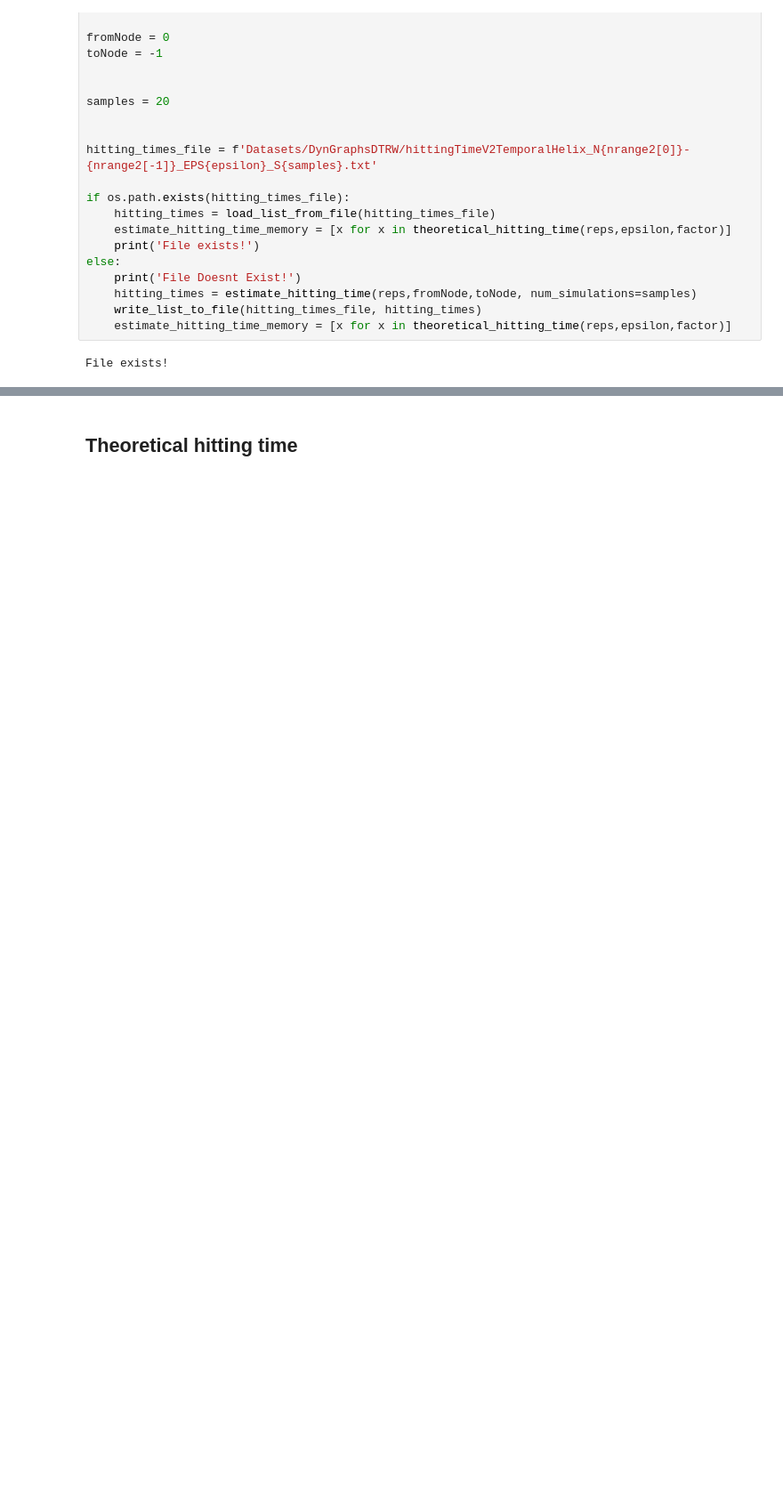
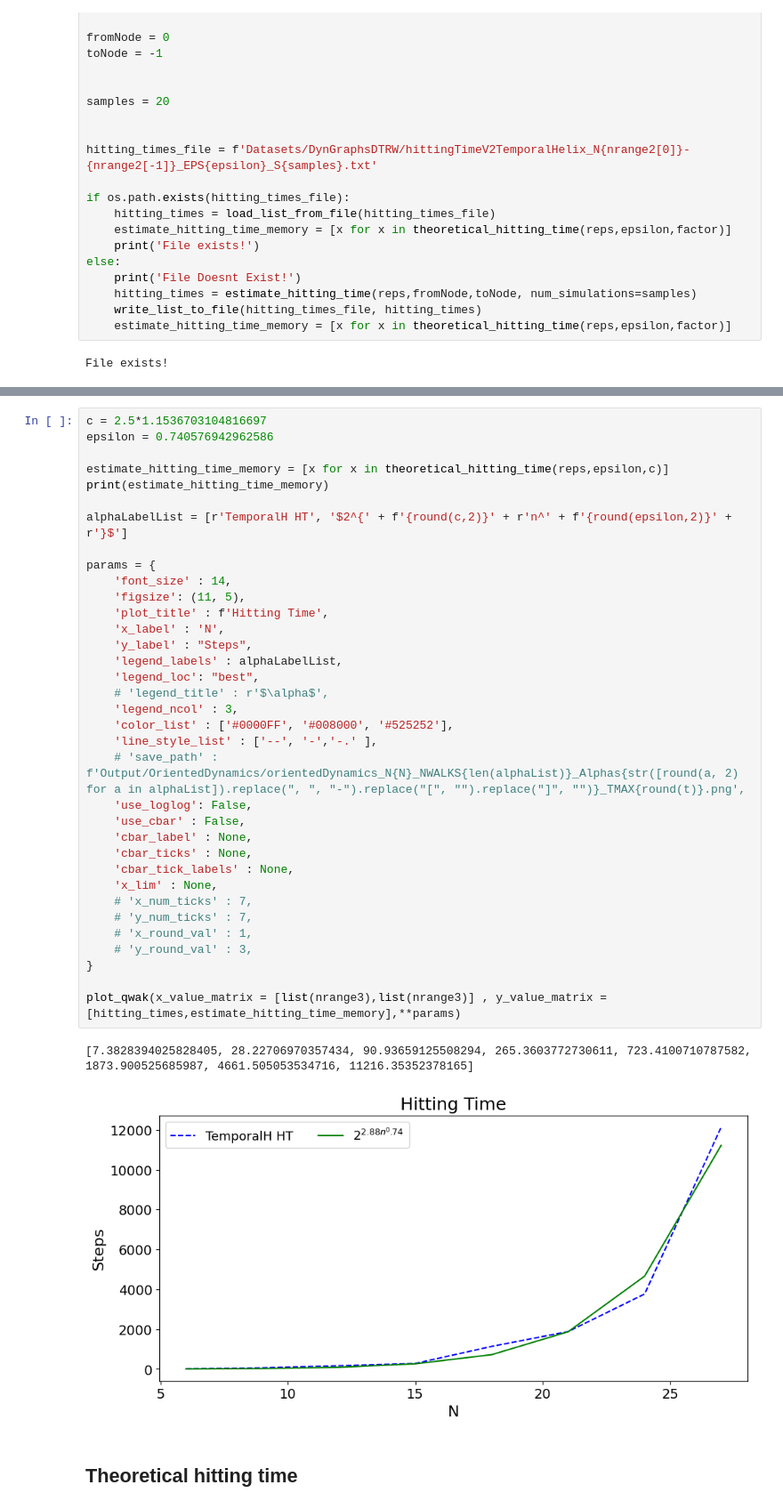
Before and after one commit to JaimePSantos/DynamicRandomWalks, a Jupyter notebook: HT-Dyn_TemporalHelix.ipynb, the cells around one changed output, grey strips where cells are left out. Shown: that part at 89% size. Cells and saved outputs as stored; diff of their text form; blank space fills up the shorter version.

```diff
--- a/HT-Dyn_TemporalHelix.ipynb
+++ b/HT-Dyn_TemporalHelix.ipynb
@@ -204,3 +280,41 @@ plot_qwak(x_value_matrix = [list(nrange3),list(nrange3)] , y_value_matrix = [hit
+# %%
+c = 2.5*1.1536703104816697
+epsilon = 0.740576942962586
+
+estimate_hitting_time_memory = [x for x in theoretical_hitting_time(reps,epsilon,c)]
+print(estimate_hitting_time_memory)
+
+alphaLabelList = [r'TemporalH HT', '$2^{' + f'{round(c,2)}' + r'n^' + f'{round(epsilon,2)}' + r'}$']
+
+params = {
+    'font_size' : 14,
+    'figsize': (11, 5),
+    'plot_title' : f'Hitting Time',
+    'x_label' : 'N',
+    'y_label' : "Steps",
+    'legend_labels' : alphaLabelList,
+    'legend_loc': "best",
+    # 'legend_title' : r'$\alpha$',
+    'legend_ncol' : 3,
+    'color_list' : ['#0000FF', '#008000', '#525252'],
+    'line_style_list' : ['--', '-','-.' ],
+    # 'save_path' : f'Output/OrientedDynamics/orientedDynamics_N{N}_NWALKS{len(alphaList)}_Alphas{str([round(a, 2) for a in alphaList]).replace(", ", "-").replace("[", "").replace("]", "")}_TMAX{round(t)}.png',
+    'use_loglog': False,
+    'use_cbar' : False,
+    'cbar_label' : None,
+    'cbar_ticks' : None,
+    'cbar_tick_labels' : None,
+    'x_lim' : None,
+    # 'x_num_ticks' : 7,
+    # 'y_num_ticks' : 7,
+    # 'x_round_val' : 1,
+    # 'y_round_val' : 3,
+}
+
+plot_qwak(x_value_matrix = [list(nrange3),list(nrange3)] , y_value_matrix = [hitting_times,estimate_hitting_time_memory],**params)
+# %% [output]
+[7.3828394025828405, 28.22706970357434, 90.93659125508294, 265.3603772730611, 723.4100710787582, 1873.900525685987, 4661.505053534716, 11216.35352378165]
+[figure, added]
 # %% [markdown]
 ## Theoretical hitting time
 # %%
```
Also changed, not shown: parts of 6 cells of this notebook, 1 other file.
